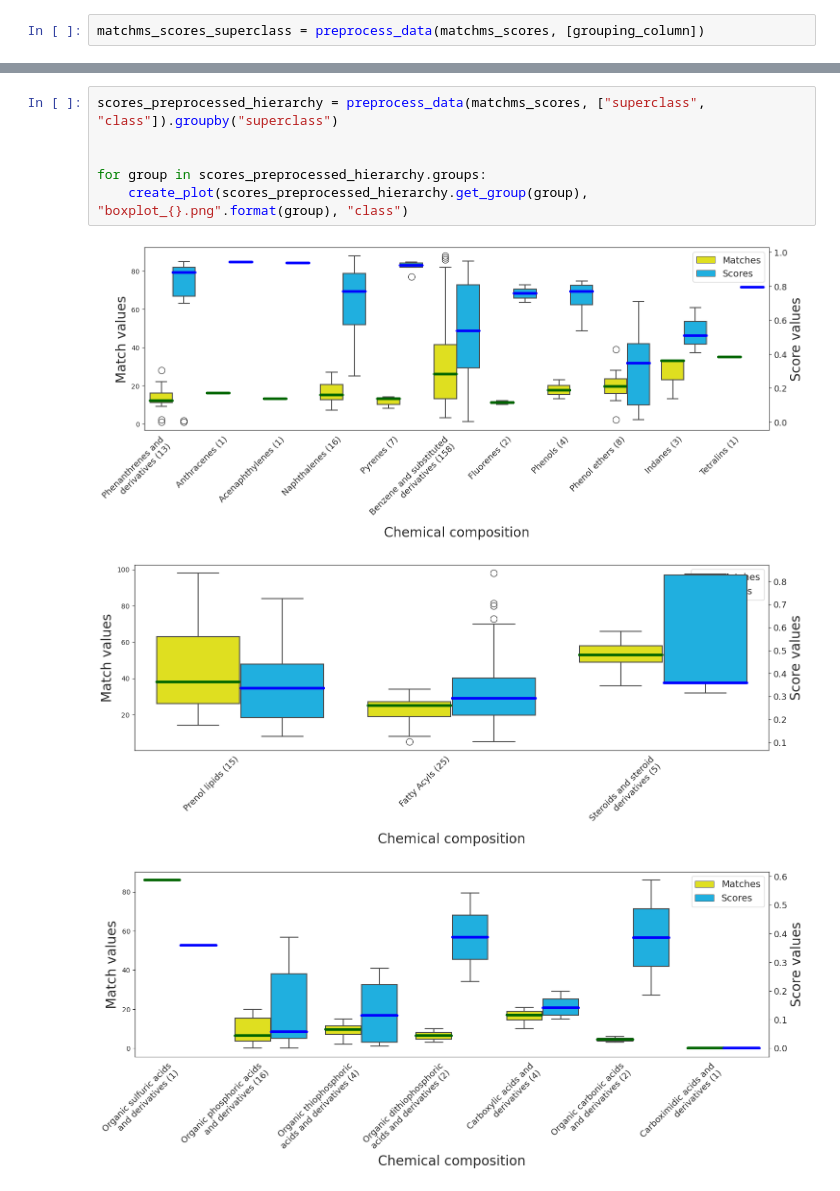
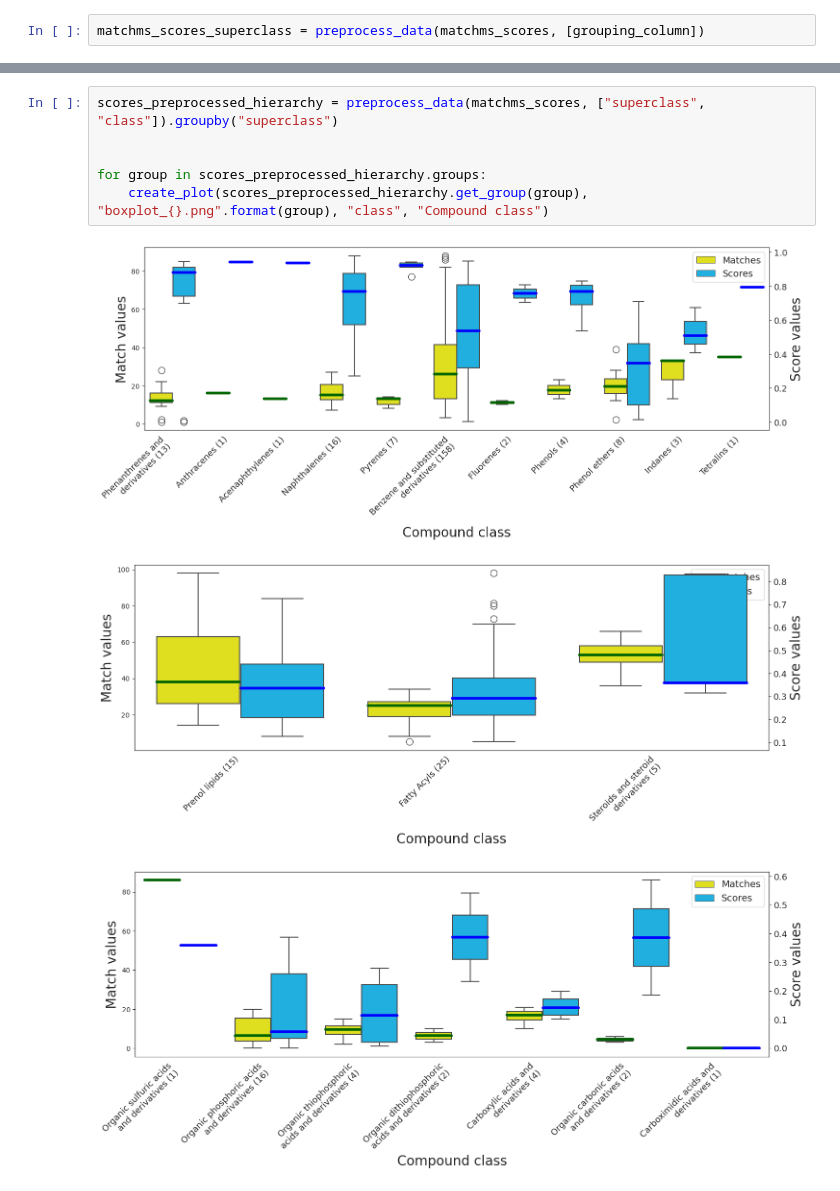
Before and after one commit to RECETOX/ei_spectra_predictions, a Jupyter notebook: analysis/Python_scripts/classes_boxplot.ipynb, the cells around one changed output, grey strips where cells are left out. Saved outputs shown, nothing was run; the diff lists cells and outputs as text.

```diff
--- a/analysis/Python_scripts/classes_boxplot.ipynb
+++ b/analysis/Python_scripts/classes_boxplot.ipynb
@@ -39,10 +23,10 @@ create_plot(matchms_scores_superclass, "boxplot.png", grouping_column)
 # %%
 scores_preprocessed_hierarchy = preprocess_data(matchms_scores, ["superclass", "class"]).groupby("superclass")
 
 
 for group in scores_preprocessed_hierarchy.groups:
-    create_plot(scores_preprocessed_hierarchy.get_group(group), "boxplot_{}.png".format(group), "class")
+    create_plot(scores_preprocessed_hierarchy.get_group(group), "boxplot_{}.png".format(group), "class", "Compound class")
 # %% [output]
-[figure, old version]
+[figure, new version]
-[figure, old version]
+[figure, new version]
-[figure, old version]
+[figure, new version]
```
Also changed, not shown: parts of 3 cells of this notebook, 22 other files.
